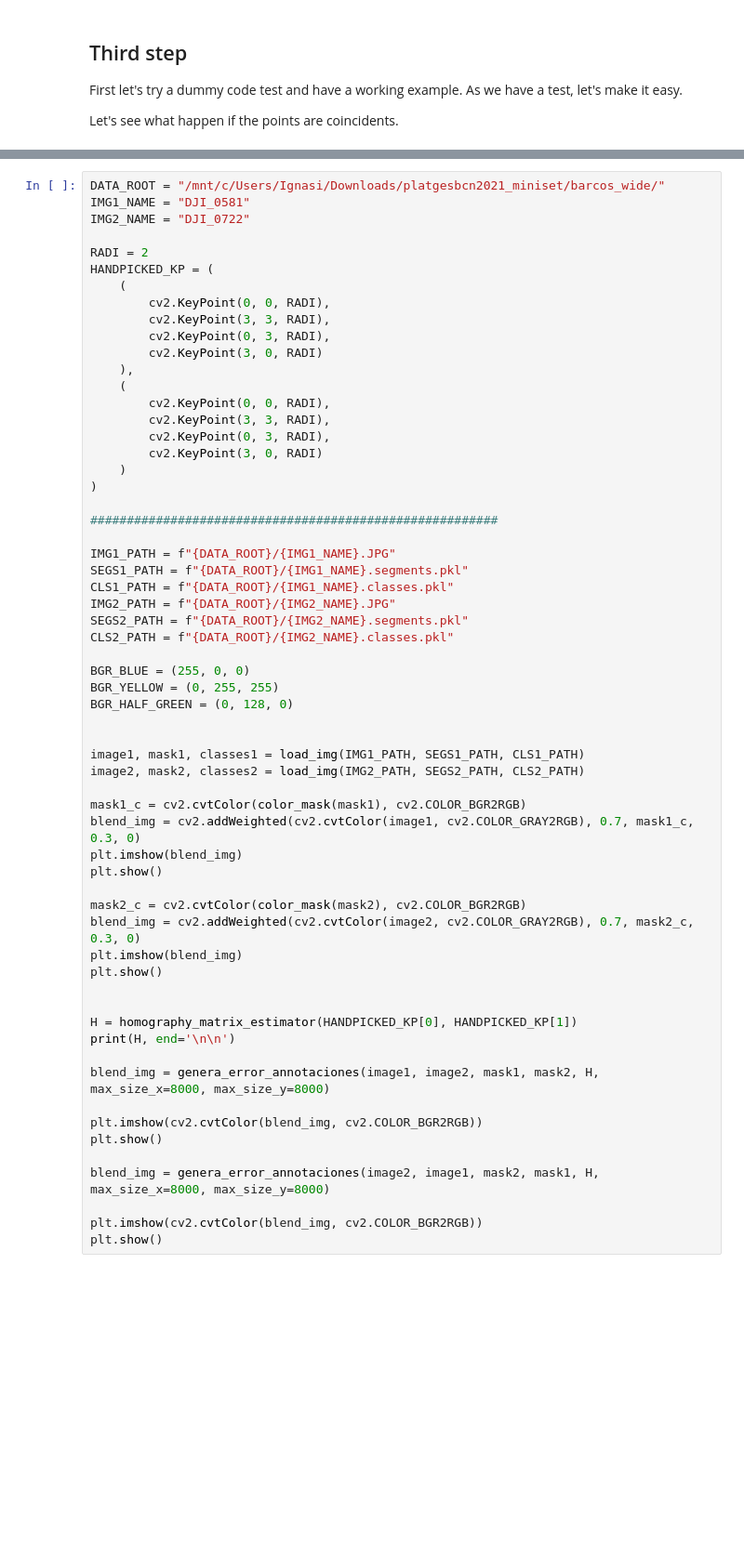
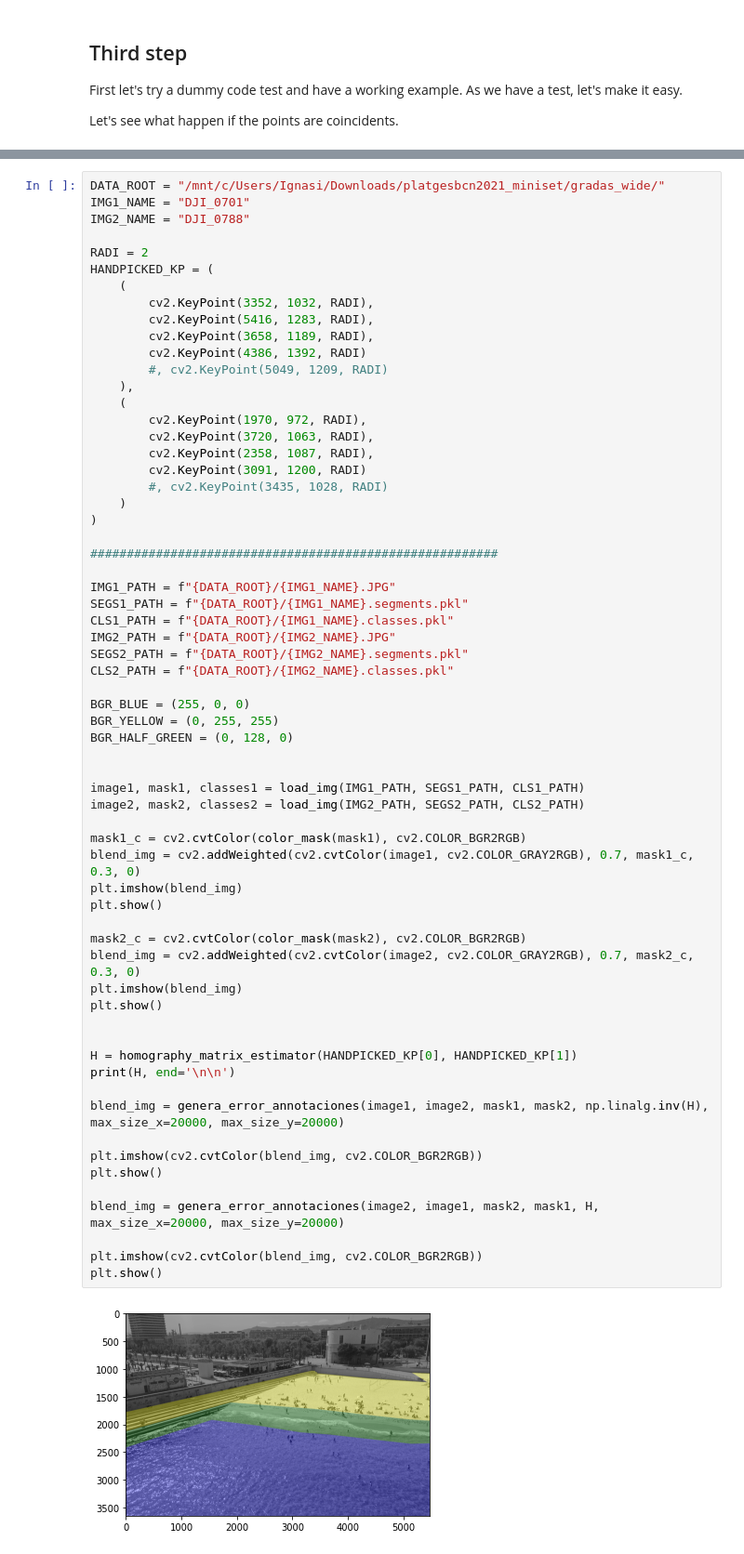
Before and after one commit to ignasi00/platges, a Jupyter notebook: ensayo_reaprovechar_annotaciones.ipynb, the cells around one changed output, grey strips where cells are left out. Shown at 93% size. Saved outputs shown, nothing was run; the diff lists cells and outputs as text; blank space fills up the shorter version.

```diff
--- a/ensayo_reaprovechar_annotaciones.ipynb
+++ b/ensayo_reaprovechar_annotaciones.ipynb
@@ -406,23 +433,25 @@ plt.show()
 
 Let's try with other images.
 # %%
-DATA_ROOT = "/mnt/c/Users/Ignasi/Downloads/platgesbcn2021_miniset/barcos_wide/"
-IMG1_NAME = "DJI_0581"
-IMG2_NAME = "DJI_0722"
+DATA_ROOT = "/mnt/c/Users/Ignasi/Downloads/platgesbcn2021_miniset/gradas_wide/"
+IMG1_NAME = "DJI_0701"
+IMG2_NAME = "DJI_0788"
 
 RADI = 2
 HANDPICKED_KP = (
     (
-        cv2.KeyPoint(0, 0, RADI),
-        cv2.KeyPoint(3, 3, RADI),
-        cv2.KeyPoint(0, 3, RADI),
-        cv2.KeyPoint(3, 0, RADI)
+        cv2.KeyPoint(3352, 1032, RADI),
+        cv2.KeyPoint(5416, 1283, RADI),
+        cv2.KeyPoint(3658, 1189, RADI),
+        cv2.KeyPoint(4386, 1392, RADI)
+        #, cv2.KeyPoint(5049, 1209, RADI)
     ),
     (
-        cv2.KeyPoint(0, 0, RADI),
-        cv2.KeyPoint(3, 3, RADI),
-        cv2.KeyPoint(0, 3, RADI),
-        cv2.KeyPoint(3, 0, RADI)
+        cv2.KeyPoint(1970, 972, RADI),
+        cv2.KeyPoint(3720, 1063, RADI),
+        cv2.KeyPoint(2358, 1087, RADI),
+        cv2.KeyPoint(3091, 1200, RADI)
+        #, cv2.KeyPoint(3435, 1028, RADI)
     )
 )
 
@@ -437,32 +466,34 @@ CLS2_PATH = f"{DATA_ROOT}/{IMG2_NAME}.classes.pkl"
 
 BGR_BLUE = (255, 0, 0)
 BGR_YELLOW = (0, 255, 255)
 BGR_HALF_GREEN = (0, 128, 0)
 
 
 image1, mask1, classes1 = load_img(IMG1_PATH, SEGS1_PATH, CLS1_PATH)
 image2, mask2, classes2 = load_img(IMG2_PATH, SEGS2_PATH, CLS2_PATH)
 
 mask1_c = cv2.cvtColor(color_mask(mask1), cv2.COLOR_BGR2RGB)
 blend_img = cv2.addWeighted(cv2.cvtColor(image1, cv2.COLOR_GRAY2RGB), 0.7, mask1_c, 0.3, 0)
 plt.imshow(blend_img)
 plt.show()
 
 mask2_c = cv2.cvtColor(color_mask(mask2), cv2.COLOR_BGR2RGB)
 blend_img = cv2.addWeighted(cv2.cvtColor(image2, cv2.COLOR_GRAY2RGB), 0.7, mask2_c, 0.3, 0)
 plt.imshow(blend_img)
 plt.show()
 
 
 H = homography_matrix_estimator(HANDPICKED_KP[0], HANDPICKED_KP[1])
 print(H, end='\n\n')
 
-blend_img = genera_error_annotaciones(image1, image2, mask1, mask2, H, max_size_x=8000, max_size_y=8000)
+blend_img = genera_error_annotaciones(image1, image2, mask1, mask2, np.linalg.inv(H), max_size_x=20000, max_size_y=20000)
 
 plt.imshow(cv2.cvtColor(blend_img, cv2.COLOR_BGR2RGB))
 plt.show()
 
-blend_img = genera_error_annotaciones(image2, image1, mask2, mask1, H, max_size_x=8000, max_size_y=8000)
+blend_img = genera_error_annotaciones(image2, image1, mask2, mask1, H, max_size_x=20000, max_size_y=20000)
 
 plt.imshow(cv2.cvtColor(blend_img, cv2.COLOR_BGR2RGB))
 plt.show()
+# %% [output]
+[figure, added]
```
Also changed, not shown: parts of 9 cells of this notebook, 4 other files.
